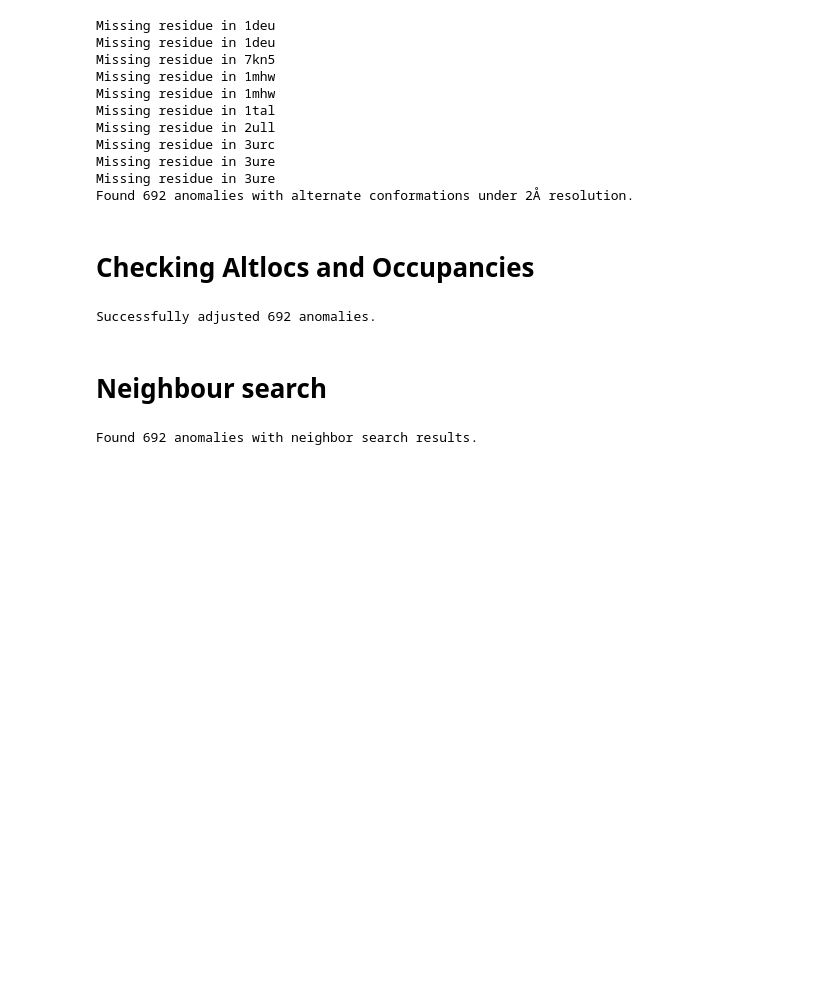
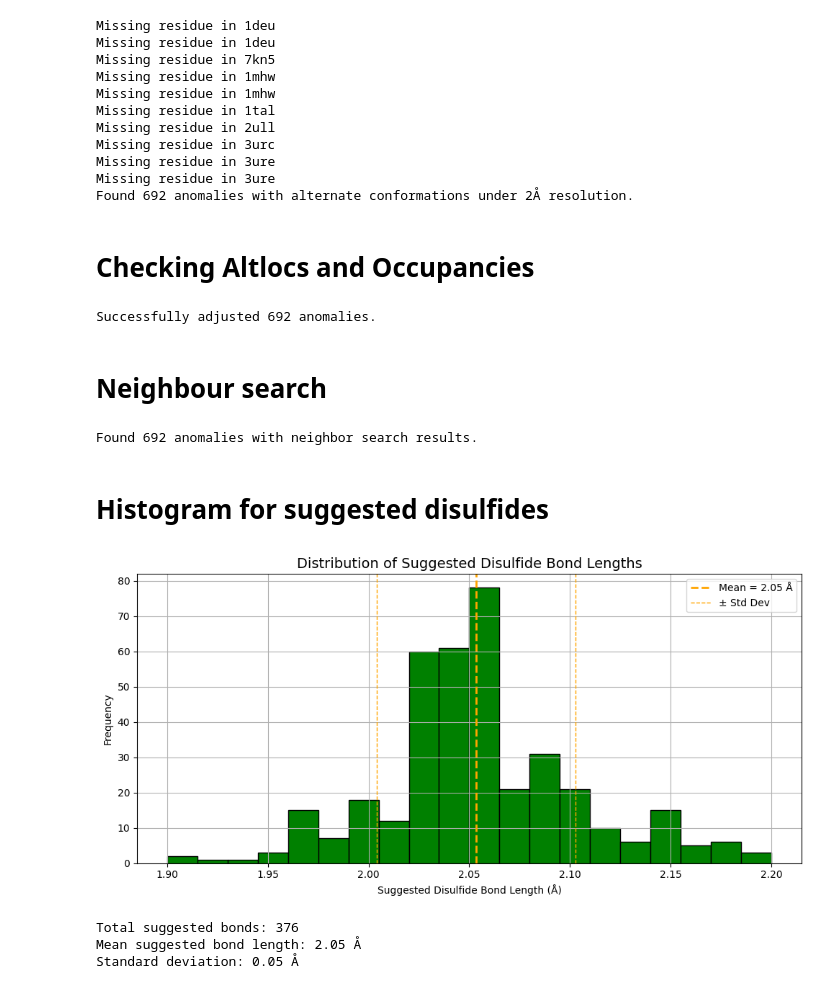
Before and after one commit to glycojones/pdbmine, a Jupyter notebook: pdbmine_home.ipynb, the cells around one changed output. Drawn from its saved outputs; the diff is of its cells as text; code cells hidden in the pictures; blank space fills up the shorter version.

Commit message:
added histogram for suggested disulfide bonds

```diff
--- a/pdbmine_home.ipynb
+++ b/pdbmine_home.ipynb
@@ -677,3 +677,51 @@ with open("disulfide_suggestions.json", "w") as f_out:
     json.dump(disulfide_suggestions, f_out, indent=2)
 # %% [output]
 Found 692 anomalies with neighbor search results.
+# %% [markdown]
+# Histogram for suggested disulfides
+# %%
+import matplotlib.pyplot as plt
+import numpy as np
+import json
+
+# Load JSON file with suggested bonds
+with open("disulfide_suggestions.json", "r") as f:
+    suggestions_data = json.load(f)
+
+# Extract the distances from the suggested bonds
+suggested_distances = []
+for entry in suggestions_data:
+    if "suggested_disulfide" in entry and entry["suggested_disulfide"]:
+        suggested_distances.append(entry["suggested_disulfide"]["distance"])
+
+# Calculate mean and standard deviation for the suggested distances
+mean = np.mean(suggested_distances)
+std = np.std(suggested_distances)
+
+# Create the histogram
+plt.figure(figsize=(10, 5))
+plt.hist(suggested_distances, bins=20, color='green', edgecolor='black')
+
+# Add mean and std
+plt.axvline(mean, color='orange', linestyle='dashed', linewidth=2, label=f'Mean = {mean:.2f} Å')
+plt.axvline(mean - std, color='orange', linestyle='dashed', linewidth=1, label='± Std Dev')
+plt.axvline(mean + std, color='orange', linestyle='dashed', linewidth=1)
+
+# Add labels and title
+plt.title("Distribution of Suggested Disulfide Bond Lengths", fontsize=14)
+plt.xlabel("Suggested Disulfide Bond Length (Å)")
+plt.ylabel("Frequency")
+plt.legend()
+plt.grid(True)
+plt.tight_layout()
+plt.show()
+
+# Print summary information
+print(f"Total suggested bonds: {len(suggested_distances)}")
+print(f"Mean suggested bond length: {mean:.2f} Å")
+print(f"Standard deviation: {std:.2f} Å")
+# %% [output]
+[figure, added]
+Total suggested bonds: 376
+Mean suggested bond length: 2.05 Å
+Standard deviation: 0.05 Å
```
